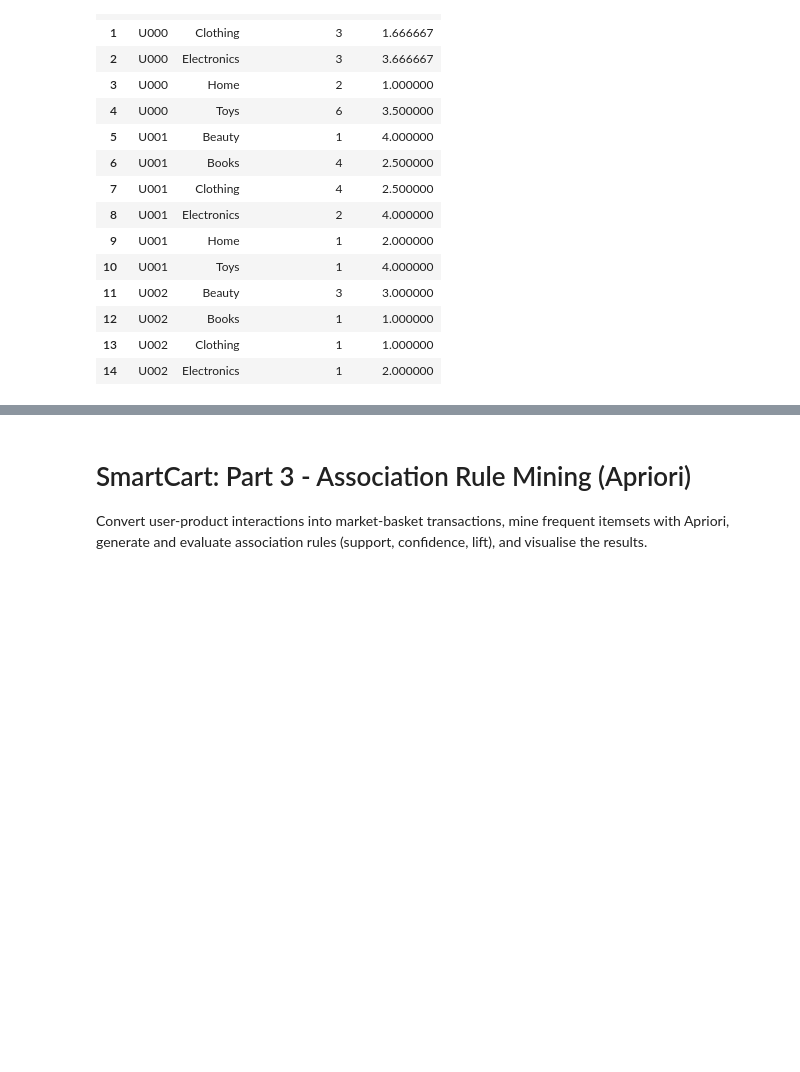
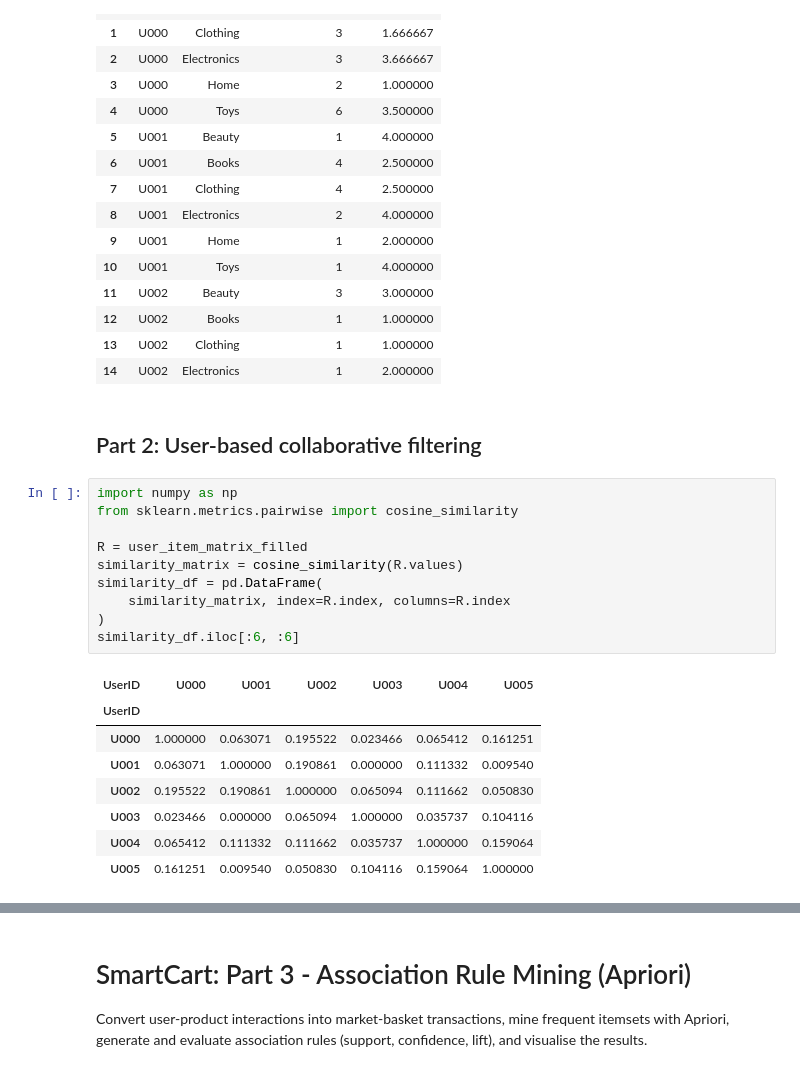
Before and after one commit to Pharo-14/SOEN-471-A2, a Jupyter notebook: src/project_notebook.ipynb, the cells around one changed output, grey strips where cells are left out. Cells and saved outputs as stored; diff of their text form; blank space fills up the shorter version.

Commit message:
Merge Task 2 (collaborative filtering) with Part 3 (association rule mining)

```diff
--- a/src/project_notebook.ipynb
+++ b/src/project_notebook.ipynb
@@ -151,3 +151,24 @@ user_category_agg.head(15)
 | 12 | U002 | Books | 1 | 1.000000 |
 | 13 | U002 | Clothing | 1 | 1.000000 |
 | 14 | U002 | Electronics | 1 | 2.000000 |
+# %% [markdown]
+## Part 2: User-based collaborative filtering
+# %%
+import numpy as np
+from sklearn.metrics.pairwise import cosine_similarity
+
+R = user_item_matrix_filled
+similarity_matrix = cosine_similarity(R.values)
+similarity_df = pd.DataFrame(
+    similarity_matrix, index=R.index, columns=R.index
+)
+similarity_df.iloc[:6, :6]
+# %% [output]
+| UserID | U000 | U001 | U002 | U003 | U004 | U005 |
+| UserID |  |  |  |  |  |  |
+| U000 | 1.000000 | 0.063071 | 0.195522 | 0.023466 | 0.065412 | 0.161251 |
+| U001 | 0.063071 | 1.000000 | 0.190861 | 0.000000 | 0.111332 | 0.009540 |
+| U002 | 0.195522 | 0.190861 | 1.000000 | 0.065094 | 0.111662 | 0.050830 |
+| U003 | 0.023466 | 0.000000 | 0.065094 | 1.000000 | 0.035737 | 0.104116 |
+| U004 | 0.065412 | 0.111332 | 0.111662 | 0.035737 | 1.000000 | 0.159064 |
+| U005 | 0.161251 | 0.009540 | 0.050830 | 0.104116 | 0.159064 | 1.000000 |
```
Also changed, not shown: parts of 5 cells of this notebook.
